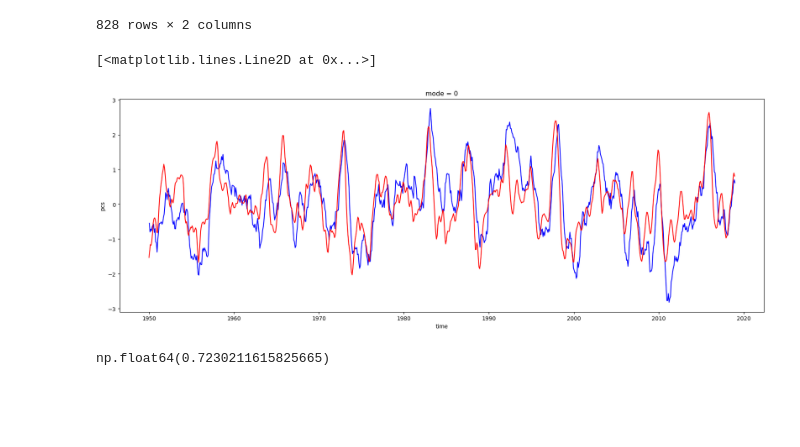
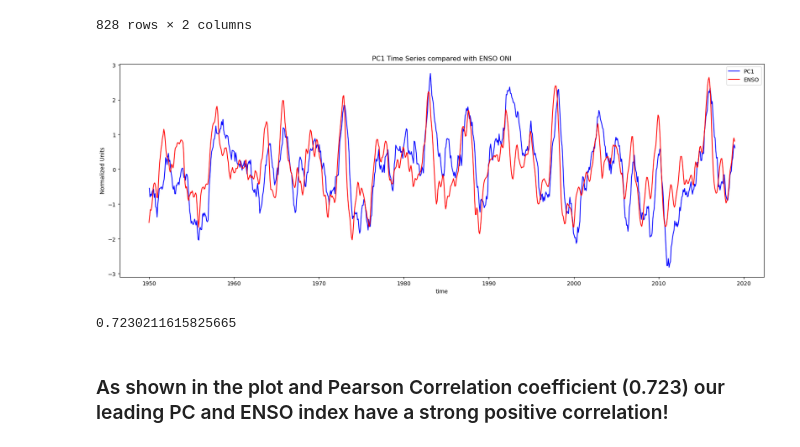
Before and after one commit to jokrend/PDSI-EOF-Analysis, a Jupyter notebook: Okrend_ATMS523_Module8_Project.ipynb, the cells around one changed output. Drawn from its saved outputs; the diff is of its cells as text; code cells hidden in the pictures; blank space fills up the shorter version.

Commit message:
Added markdown and cleaned up charts

```diff
--- a/Okrend_ATMS523_Module8_Project.ipynb
+++ b/Okrend_ATMS523_Module8_Project.ipynb
@@ -216,16 +235,21 @@ enso
 # %%
 # Plot ENSO index and leading PC
 fig, ax = plt.subplots(figsize=(21, 7))
-pc[:, 0].plot(ax=ax, color="b")
-ax.plot(enso["Date"], enso["ONI"], color="r")
+pc[:, 0].plot(ax=ax, color="b", label="PC1")
+ax.plot(enso["Date"], enso["ONI"], color="r", label="ENSO")
+ax.set_title("PC1 Time Series compared with ENSO ONI")
+ax.set_ylabel("Normalized Units")
+ax.legend()
+plt.show()
 # %% [output]
-[<matplotlib.lines.Line2D at 0x...>]
-[figure, old version]
+[figure, new version]
 # %%
 # Find pearson correlation between the leading PC and ENSO index
 pc1 = pd.Series(pc[:, 0], index=enso.index, name="PC1")
 
 corr = pc1.corr(enso["ONI"])
-corr
+print(corr)
 # %% [output]
-np.float64(0.7230211615825665)
+0.7230211615825665
+# %% [markdown]
+### As shown in the plot and Pearson Correlation coefficient (0.723) our leading PC and ENSO index have a strong positive correlation!
```
Also changed, not shown: parts of 12 cells of this notebook.
